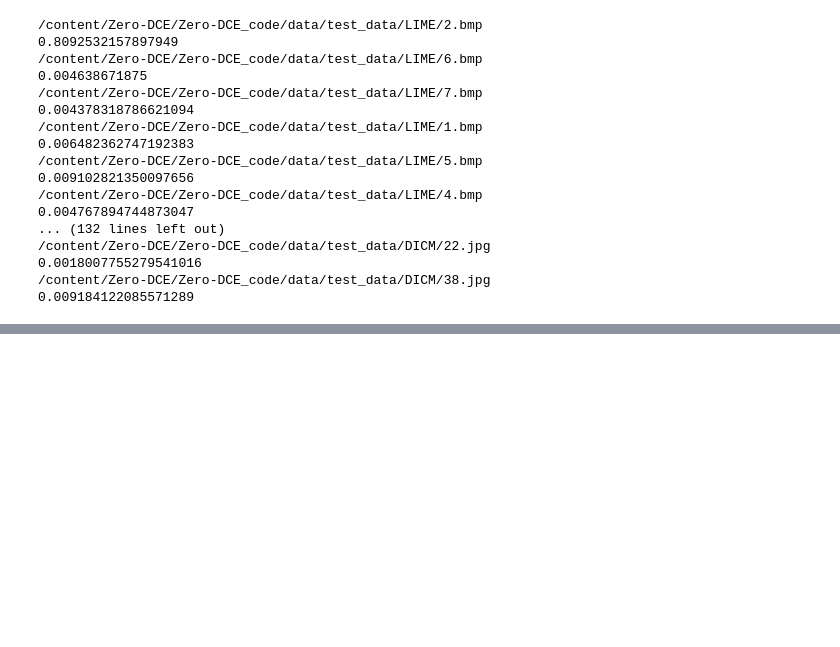
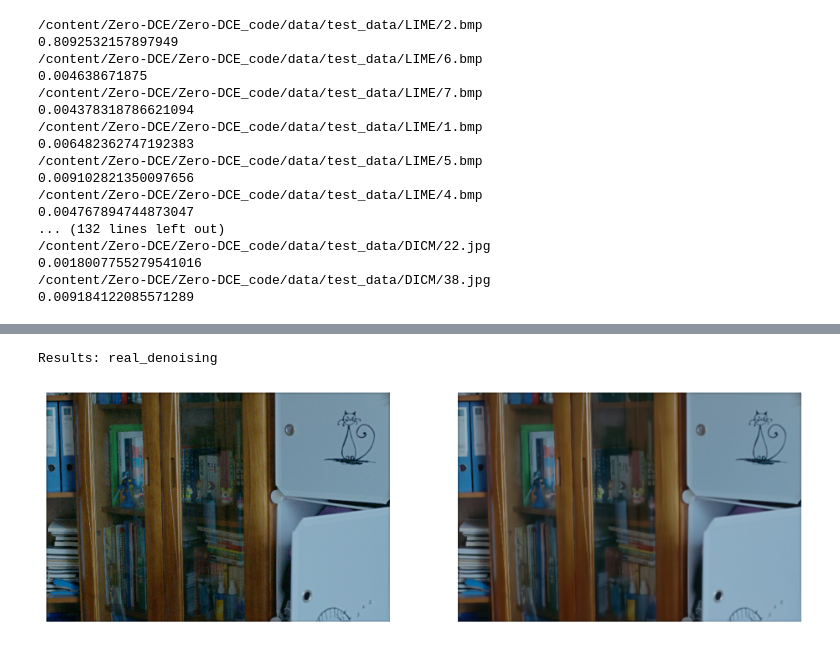
Before and after one commit to ify-ykw/Low-light-image-enhancement, a Jupyter notebook: train.ipynb, the cells around one changed output, grey strips where cells are left out. Saved outputs shown, nothing was run; the diff lists cells and outputs as text; code cells hidden in the pictures; blank space fills up the shorter version.

Commit message:
video denoise
clone MIRNetv2;
Modify videoProcess.py to calls MIRNetv2;

```diff
--- a/train.ipynb
+++ b/train.ipynb
@@ -70,0 +92,15 @@ Enhanced video saved to /content/Zero-DCE/Zero-DCE_code/video/enhanceVideo.mp4
+# %%
+task = 'real_denoising'
+# task = 'super_resolution'
+# task = 'contrast_enhancement'
+# task = 'lowlight_enhancement'
+
+# Download the pre-trained models
+if task=='real_denoising':
+  !wget https://github.com/swz30/MIRNetv2/releases/download/v1.0.0/real_denoising.pth -P Real_Denoising/pretrained_models
+if task=='super_resolution':
+  !wget https://github.com/swz30/MIRNetv2/releases/download/v1.0.0/sr_x2.pth -P Super_Resolution/pretrained_models
+if task=='contrast_enhancement':
+  !wget https://github.com/swz30/MIRNetv2/releases/download/v1.0.0/enhancement_fivek.pth -P Enhancement/pretrained_models
+if task=='lowlight_enhancement':
+  !wget https://github.com/swz30/MIRNetv2/releases/download/v1.0.0/enhancement_lol.pth -P Enhancement/pretrained_models
@@ -70,0 +253,28 @@ Enhanced video saved to /content/Zero-DCE/Zero-DCE_code/video/enhanceVideo.mp4
+# %%
+import matplotlib.pyplot as plt
+inp_filenames = natsorted(glob(os.path.join(input_dir, '*')))
+out_filenames = natsorted(glob(os.path.join(out_dir, '*')))
+
+## Will display only first 5 images
+num_display_images = 5
+if len(inp_filenames)>num_display_images:
+  inp_filenames = inp_filenames[:num_display_images]
+  out_filenames = out_filenames[:num_display_images]
+
+print(f"Results: {task}")
+for inp_file, out_file in zip(inp_filenames, out_filenames):
+  degraded = cv2.cvtColor(cv2.imread(inp_file), cv2.COLOR_BGR2RGB)
+  restored = cv2.cvtColor(cv2.imread(out_file), cv2.COLOR_BGR2RGB)
+  ## Display Images
+  fig, axes = plt.subplots(nrows=1, ncols=2)
+  dpi = fig.get_dpi()
+  fig.set_size_inches(900/ dpi, 448 / dpi)
+  plt.subplots_adjust(left=0, right=1, bottom=0, top=1)
+  axes[0].axis('off')
+  axes[0].imshow(degraded)
+  axes[1].axis('off')
+  axes[1].imshow(restored)
+  plt.show()
+# %% [output]
+Results: real_denoising
+[figure, added]
```
Also changed, not shown: parts of 8 cells of this notebook, 3 other files.
